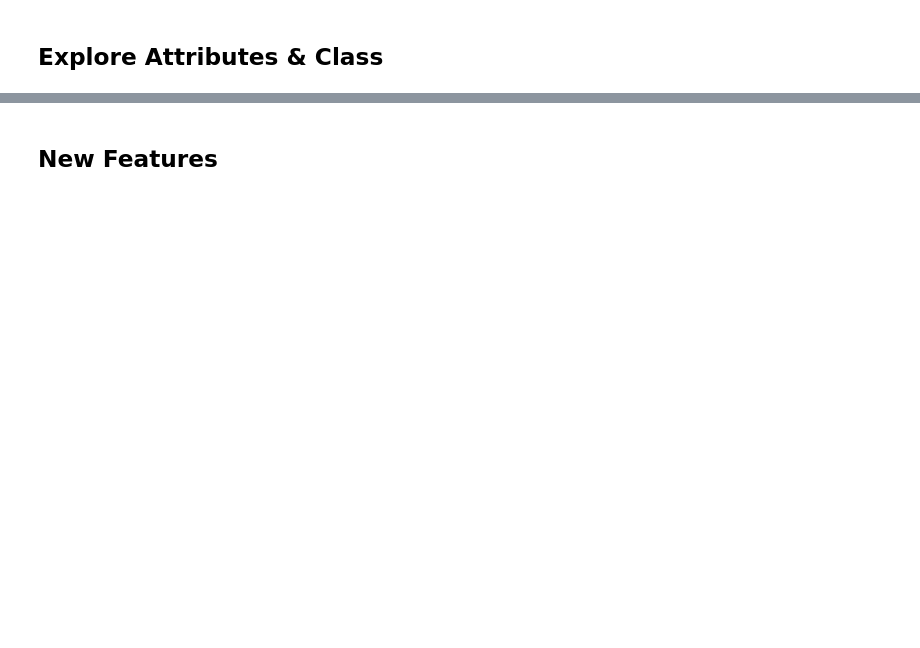
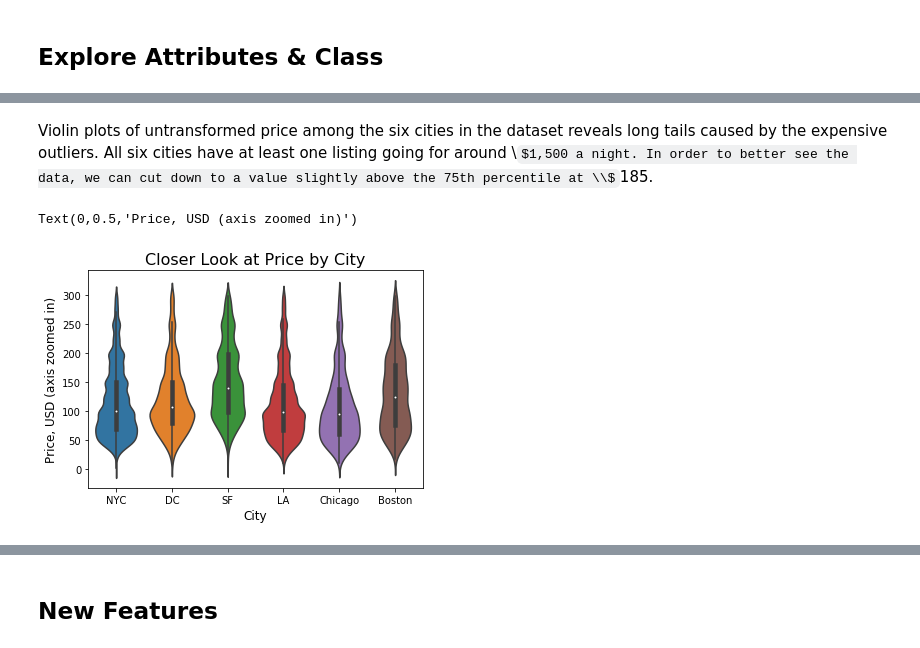
Before and after one commit to anguyen-07/DS7331-ML_Labs, a Jupyter notebook: DS7331_Lab1_VizProcessing_AirBnB.ipynb, the cells around one changed output, grey strips where cells are left out. Cells and saved outputs as stored; diff of their text form; code cells hidden in the pictures; some formulas as TeX source; blank space fills up the shorter version.

```diff
--- a/DS7331_Lab1_VizProcessing_AirBnB.ipynb
+++ b/DS7331_Lab1_VizProcessing_AirBnB.ipynb
@@ -234,0 +304,11 @@ Text(0,0.5,'Number of Reviews')
+# %% [markdown]
+Violin plots of untransformed price among the six cities in the dataset reveals long tails caused by the expensive outliers. All six cities have at least one listing going for around \\$1,500 a night. In order to better see the data, we can cut down to a value slightly above the 75th percentile at \\$185.
+# %%
+# Violin plots of price by city, removing outliers
+sns.violinplot(x="city", y="price", data=df_ratings[df_ratings.price < 300])
+plt.title('Closer Look at Price by City', fontsize=16)
+plt.xlabel('City', fontsize=12)
+plt.ylabel('Price, USD (axis zoomed in)', fontsize=12)
+# %% [output]
+Text(0,0.5,'Price, USD (axis zoomed in)')
+[figure, added]
```
Also changed, not shown: parts of 24 cells of this notebook.
